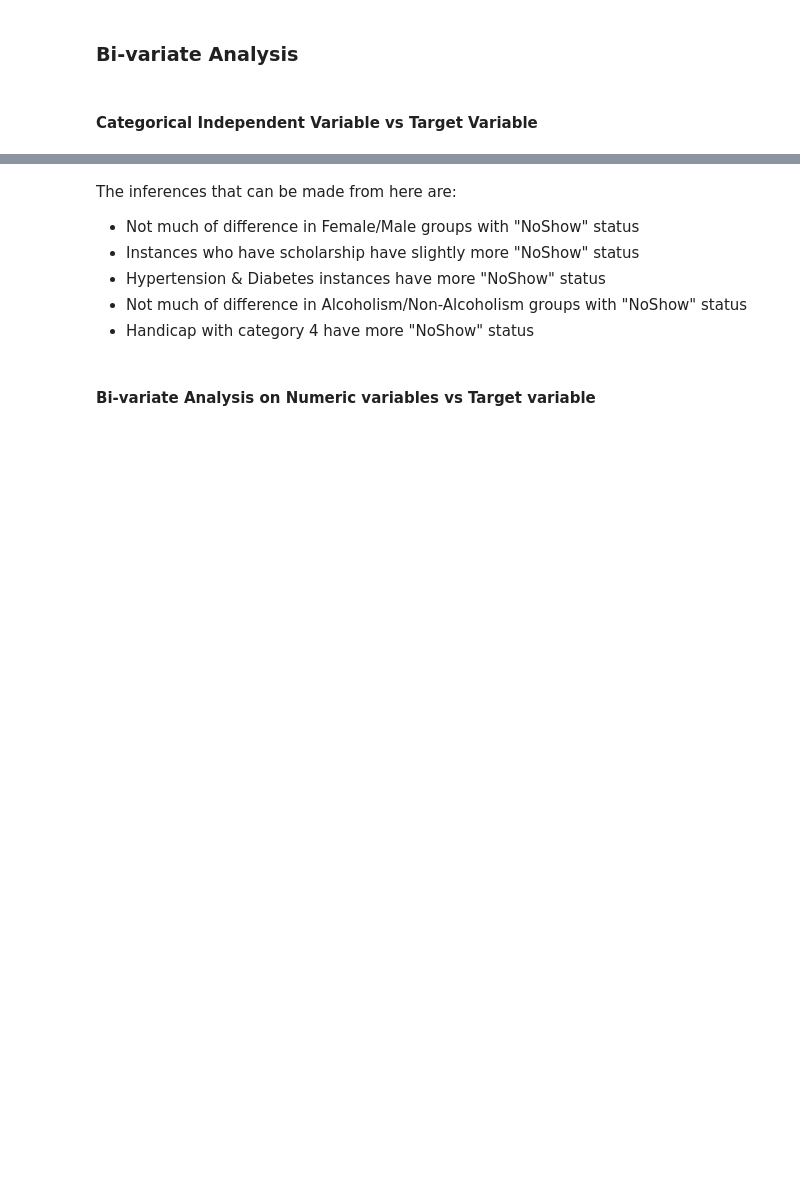
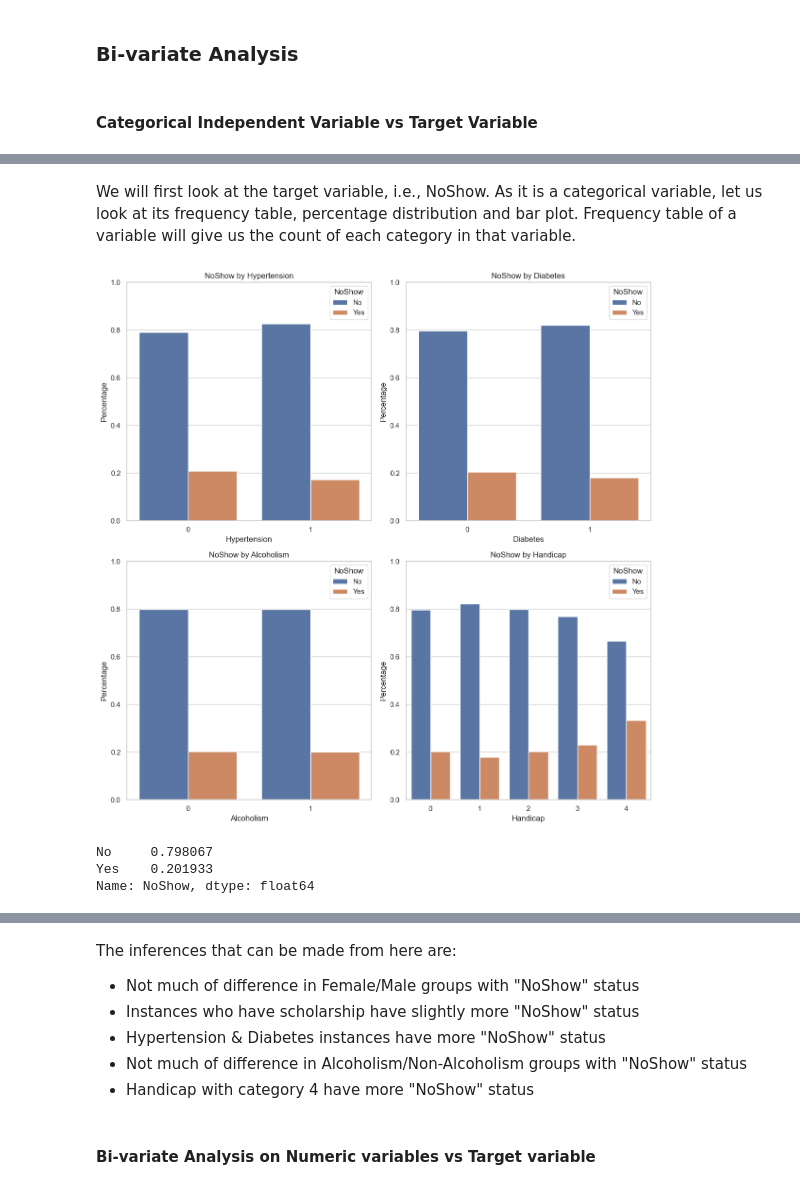
Before and after one commit to tranthuy0696/Project-Investigate-a-Dataset, a Jupyter notebook: Investigate_a_Dataset.ipynb, the cells around one changed output, grey strips where cells are left out. Cells and saved outputs as stored; diff of their text form; code cells hidden in the pictures; blank space fills up the shorter version.

```diff
--- a/Investigate_a_Dataset.ipynb
+++ b/Investigate_a_Dataset.ipynb
@@ -566,5 +567,0 @@ Let us look at the stacked bar plot now which will give us the proportion of ins
-# %%
-cat_list = ['Gender', 'Scholarship', 'Hypertension', 'Diabetes', 'Alcoholism', 'Handicap']
-for col in cat_list:
-    col1 =pd.crosstab(df[col],df['NoShow'])
-    col1.div(col1.sum(1).astype(float), axis=0).plot(kind="bar",  stacked=True, figsize=(4,4));
@@ -577,0 +568,44 @@ for col in cat_list:
+# %% [markdown]
+We will first look at the target variable, i.e., NoShow. As it is a categorical variable, let us look at its frequency table, percentage distribution and bar plot. Frequency table of a variable will give us the count of each category in that variable.
+# %%
+
+
+# Assume df is your DataFrame and it's already loaded
+
+# Create a 2x2 grid of subplots
+fig, axes = plt.subplots(2, 2, figsize=(12, 12))
+
+# List of categorical variables to plot
+categorical_vars = ['Hypertension', 'Diabetes', 'Alcoholism', 'Handicap']
+
+# Loop over the categorical variables and create plots
+for col, ax in zip(categorical_vars, axes.flatten()):
+    # Create a cross-tabulation to count occurrences
+    counts = pd.crosstab(df[col], df['NoShow'])
+
+    # Calculate the percentage for each category
+    perct_per_group = counts.div(counts.sum(axis=1), axis=0).reset_index()
+
+    # Melt the DataFrame to make it suitable for seaborn
+    perct_per_group = perct_per_group.melt(id_vars=col, value_vars=['No', 'Yes'],
+                                           var_name='NoShow', value_name='Percentage')
+
+    # Plot using seaborn
+    sns.barplot(x=col, y='Percentage', hue='NoShow', data=perct_per_group, ax=ax)
+
+    # Set the title for each subplot
+    ax.set_title(f'NoShow by {col}')
+    ax.set_ylim(0, 1)  # Set y-axis limits to 0-1 for percentage
+
+# Adjust layout
+plt.tight_layout()
+plt.show()
+# %% [output]
+[figure, added]
+# %%
+# Normalise can be set to true to print the proportions instead of Numbers.
+df['NoShow'].value_counts(normalize=True)
+# %% [output]
+No     0.798067
+Yes    0.201933
+Name: NoShow, dtype: float64
```
Also changed, not shown: parts of 9 cells of this notebook, 1 other file.
